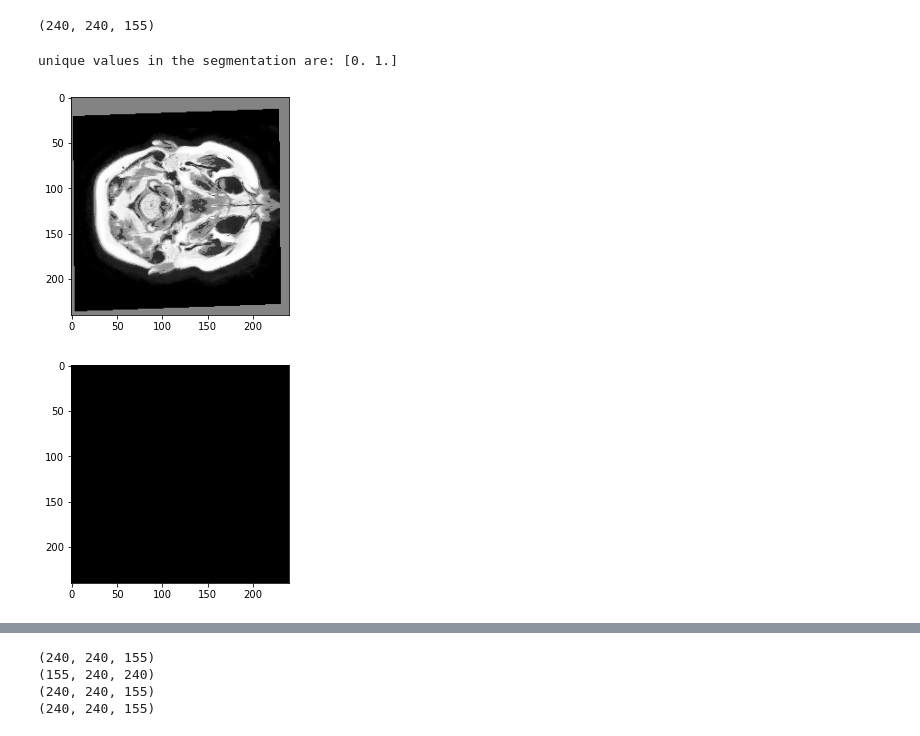
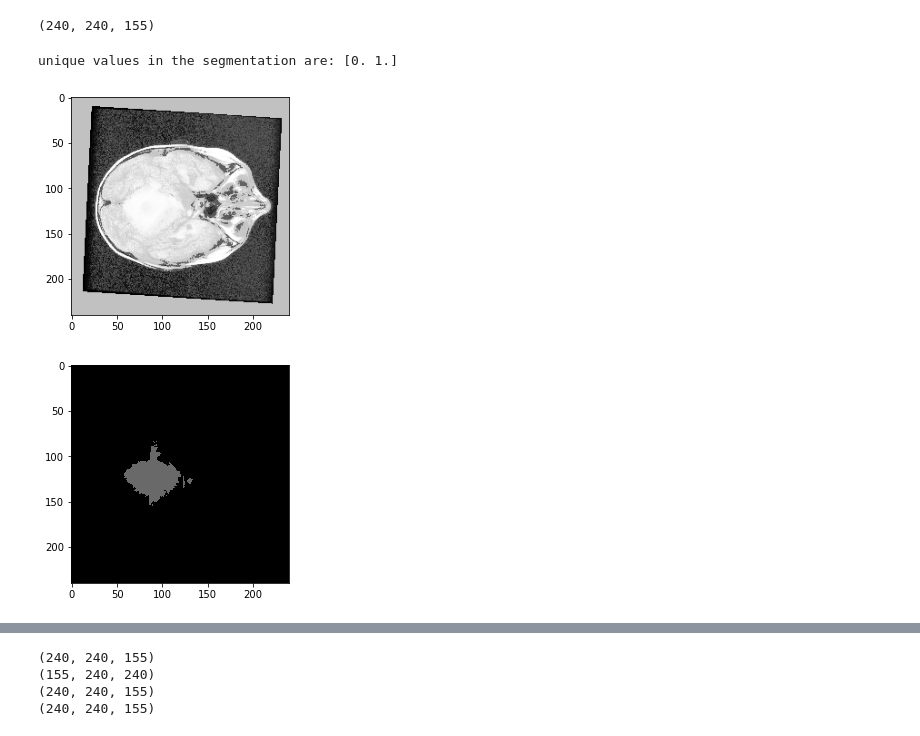
Before and after one commit to justin13601/pLGG_Fusion_Net, a Jupyter notebook: PyRadiomics_Extraction_pLGG.ipynb, the cells around one changed output, grey strips where cells are left out. Cells and saved outputs as stored; diff of their text form; code cells hidden in the pictures.

Commit message:
07/25/22 - pyradiomics extraction notebook with normalized images

```diff
--- a/PyRadiomics_Extraction_pLGG.ipynb
+++ b/PyRadiomics_Extraction_pLGG.ipynb
@@ -89,7 +96,8 @@ excluded_patients = [2, 3, 4, 6, 7, 9, 11, 12, 13, 16, 21, 23, 25, 28, 29, 30, 3
                      388, 392, 396]
 # %%
 import numpy as np
-radiomics_patients_list = set(range(1,398))
+
+radiomics_patients_list = set(range(1, 398))
 final_inclusion_list = set([x for x in radiomics_patients_list if x not in excluded_patients])
 patients_with_FLAIR = []
 image_directory = r'K:\Projects\SickKids_Brain_Preprocessing\preprocessed_FLAIR_from_tumor_seg_dir'
@@ -101,5 +109,5 @@ for each_patient in os.listdir(image_directory):
 patients_with_FLAIR.sort(key=int)
 patients_list = list(final_inclusion_list.intersection(patients_with_FLAIR))
 
-images, patients_used = load_image_data(image_directory, patients=patients_list, limit=50)
+images, patients_used = load_image_data(image_directory, patients=patients_list)
 # %% [output]
@@ -107,8 +129,15 @@ Loading Patient 394...
 Loading Patient 395...
 Loading Patient 397...
 # %%
-data = {}
+data_pre_norm = {}
 for each_patient in patients_used:
     image = images[each_patient][0]
     seg = images[each_patient][1]
-    data[each_patient] = (image, seg)
+    data_pre_norm[each_patient] = (image, seg)
+# %%
+data = {}
+for each_patient in data_pre_norm.keys():
+    image_pre_norm = data_pre_norm[each_patient][0]
+    seg = data_pre_norm[each_patient][1]
+    image_post_norm = (image_pre_norm - np.min(image_pre_norm)) / (np.max(image_pre_norm) - np.min(image_pre_norm))
+    data[each_patient] = (image_post_norm, seg)
@@ -115,3 +152,3 @@ for each_patient in patients_used:
 # %%
-flair_img = data[list(data.keys())[0]][0]
-segmentation = data[list(data.keys())[0]][1]
+flair_img = data[list(data.keys())[1]][0]
+segmentation = data[list(data.keys())[1]][1]
@@ -126,19 +166,20 @@ segmentation.shape
 # %%
 import matplotlib.pyplot as plt
 import matplotlib
+
 
 def plot_segmentation(seg):
     cmap = matplotlib.colors.ListedColormap(["black", "dimgrey", "forestgreen", "darkorange"])
     plt.figure()
     plt.imshow(seg, cmap=cmap, vmin=0, vmax=3)
 
 
 plt.figure()
-plt.imshow(flair_img[:, :, 4], cmap='gray')
-plot_segmentation(segmentation[:, :, 4])
+plt.imshow(flair_img[:, :, 45], cmap='gray')
+plot_segmentation(segmentation[:, :, 45])
 
 print("unique values in the segmentation are:", np.unique(segmentation))
 # %% [output]
 unique values in the segmentation are: [0. 1.]
-[figure, old version]
+[figure, new version]
-[figure, old version]
+[figure, new version]
```
Also changed, not shown: parts of 14 cells of this notebook.
